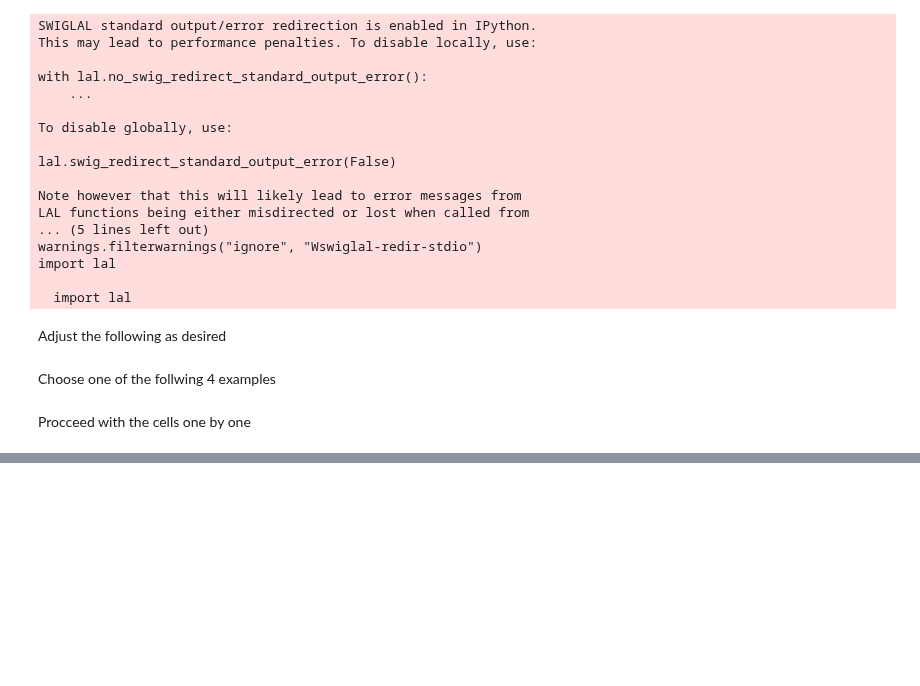
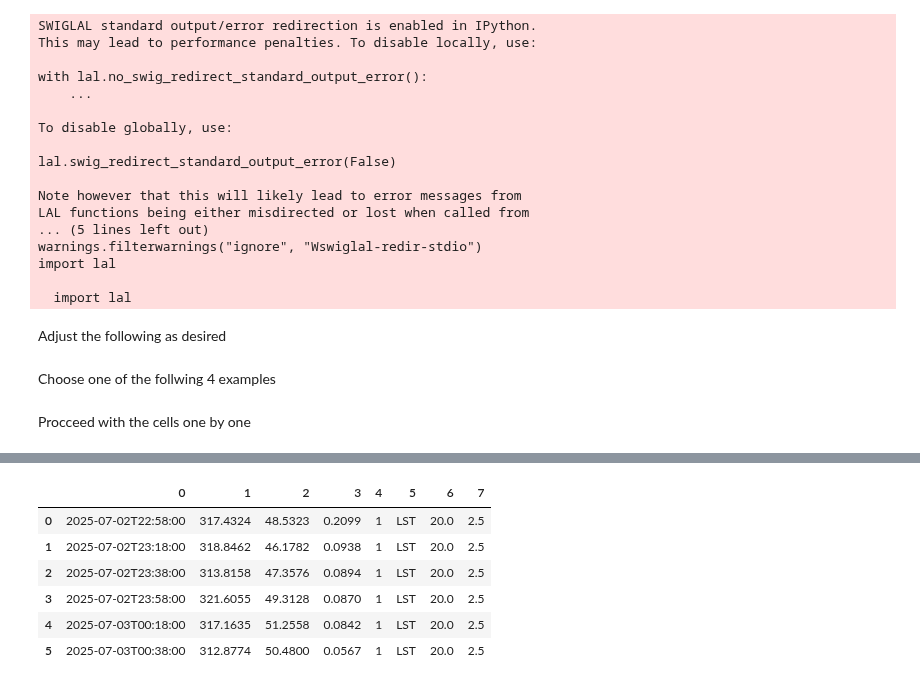
Before and after one commit to astro-transients/tilepy, a Jupyter notebook: examples/visualization/two_observation_campaigns.ipynb, the cells around one changed output, grey strips where cells are left out. Drawn from its saved outputs; the diff is of its cells as text; code cells hidden in the pictures; blank space fills up the shorter version.

```diff
--- a/examples/visualization/two_observation_campaigns.ipynb
+++ b/examples/visualization/two_observation_campaigns.ipynb
@@ -100,3 +103,11 @@ Summary of 2st file: sum(PW)= 0.2066 total pointings 6
 # %%
-# Obtain the ranking of these observations
-# First => Go from two functions for ranking observations to only one
+import pandas as pd
+pd.read_csv(PointingsFile1,  delimiter=" ", header=None, skiprows=1)
+# %% [output]
+|  | 0 | 1 | 2 | 3 | 4 | 5 | 6 | 7 |
+| 0 | 2025-07-02T22:58:00 | 317.4324 | 48.5323 | 0.2099 | 1 | LST | 20.0 | 2.5 |
+| 1 | 2025-07-02T23:18:00 | 318.8462 | 46.1782 | 0.0938 | 1 | LST | 20.0 | 2.5 |
+| 2 | 2025-07-02T23:38:00 | 313.8158 | 47.3576 | 0.0894 | 1 | LST | 20.0 | 2.5 |
+| 3 | 2025-07-02T23:58:00 | 321.6055 | 49.3128 | 0.0870 | 1 | LST | 20.0 | 2.5 |
+| 4 | 2025-07-03T00:18:00 | 317.1635 | 51.2558 | 0.0842 | 1 | LST | 20.0 | 2.5 |
+| 5 | 2025-07-03T00:38:00 | 312.8774 | 50.4800 | 0.0567 | 1 | LST | 20.0 | 2.5 |
```
Also changed, not shown: parts of 5 cells of this notebook, 5 other files.
